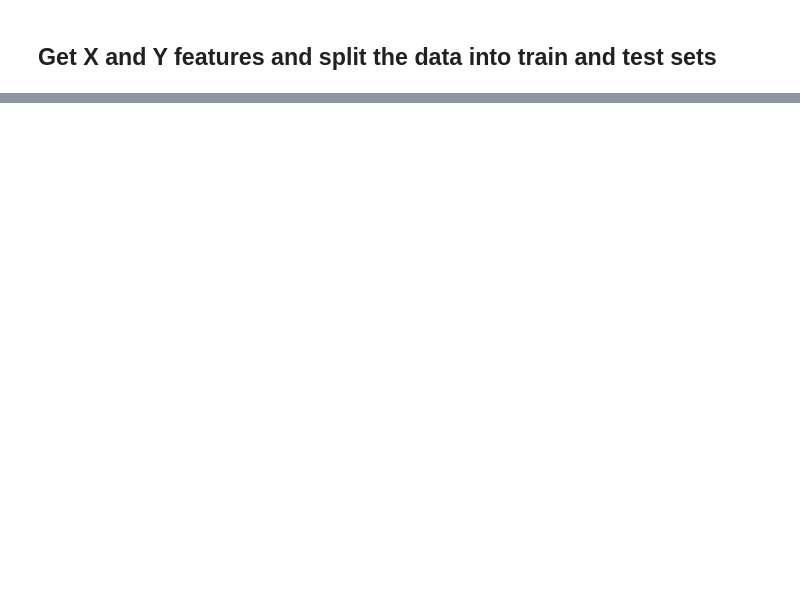
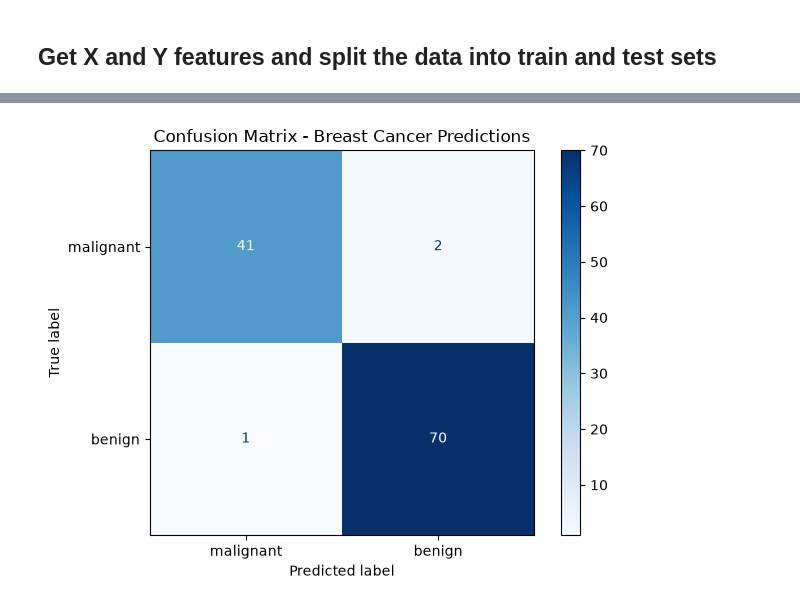
Before and after one commit to jli017/MSAMinor2026, a Jupyter notebook: jupyter_intro.ipynb, the cells around one changed output, grey strips where cells are left out. Cells and saved outputs as stored; diff of their text form; code cells hidden in the pictures; blank space fills up the shorter version.

Commit message:
trained model in jupyter notebook

```diff
--- a/jupyter_intro.ipynb
+++ b/jupyter_intro.ipynb
@@ -63,0 +52,3 @@ print (X_train)
+# %%
+model = LogisticRegression(max_iter = 10000, random_state = 35)
+model.fit(X_train, y_train)
@@ -63,0 +59,2 @@ print (X_train)
+# %%
+y_pred = model.predict(X_test)
@@ -63,0 +82,12 @@ print (X_train)
+# %%
+#Visualize the confusion matrix
+cm = confusion_matrix(y_test, y_pred)
+
+disp = ConfusionMatrixDisplay(confusion_matrix = cm, display_labels = cancer_data.target_names)
+
+disp.plot(cmap = 'Blues')
+plt.title("Confusion Matrix - Breast Cancer Predictions")
+plt.tight_layout()
+plt.show()
+# %% [output]
+[figure, added]
```
Also changed, not shown: parts of 8 cells of this notebook.
